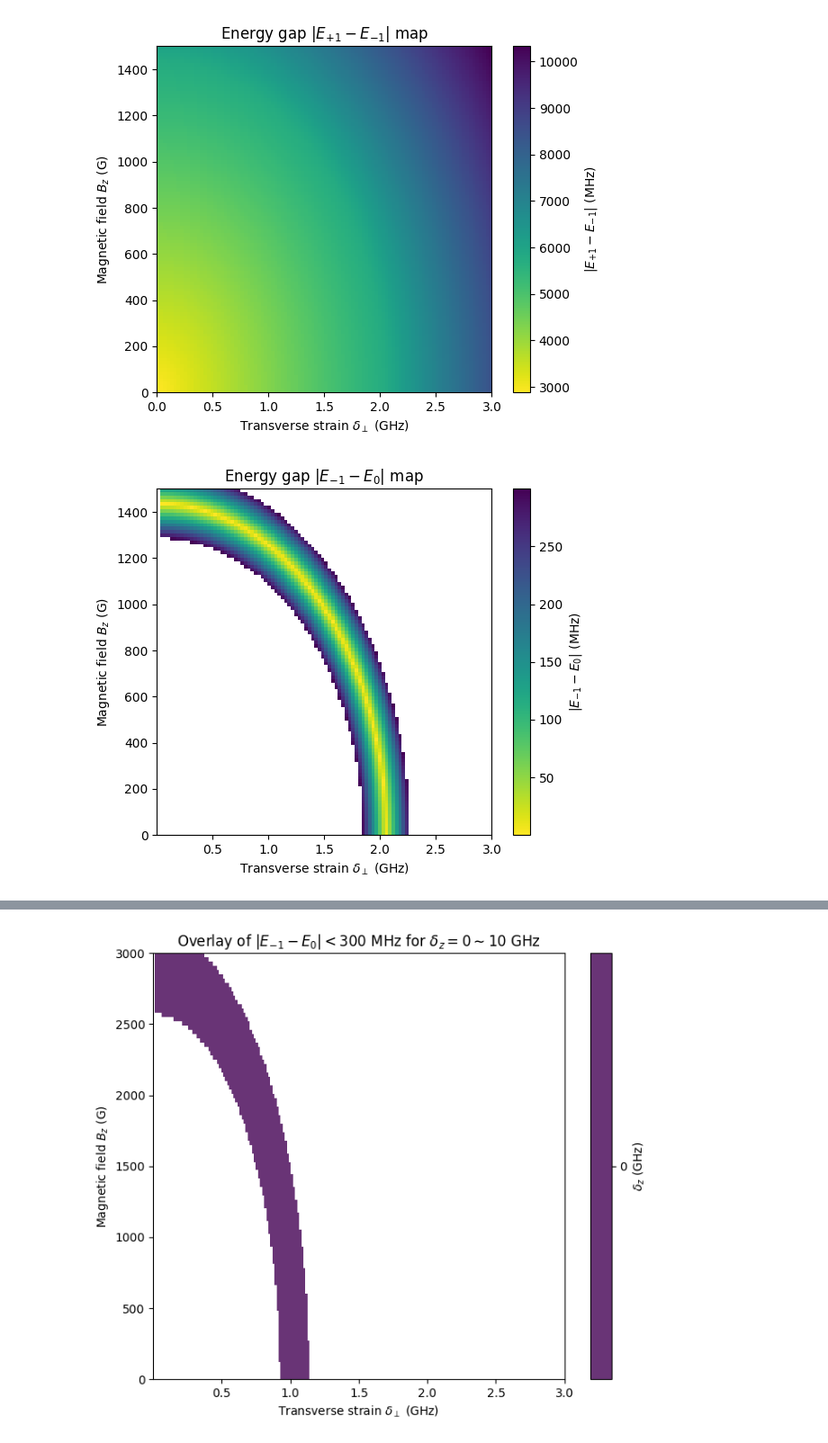
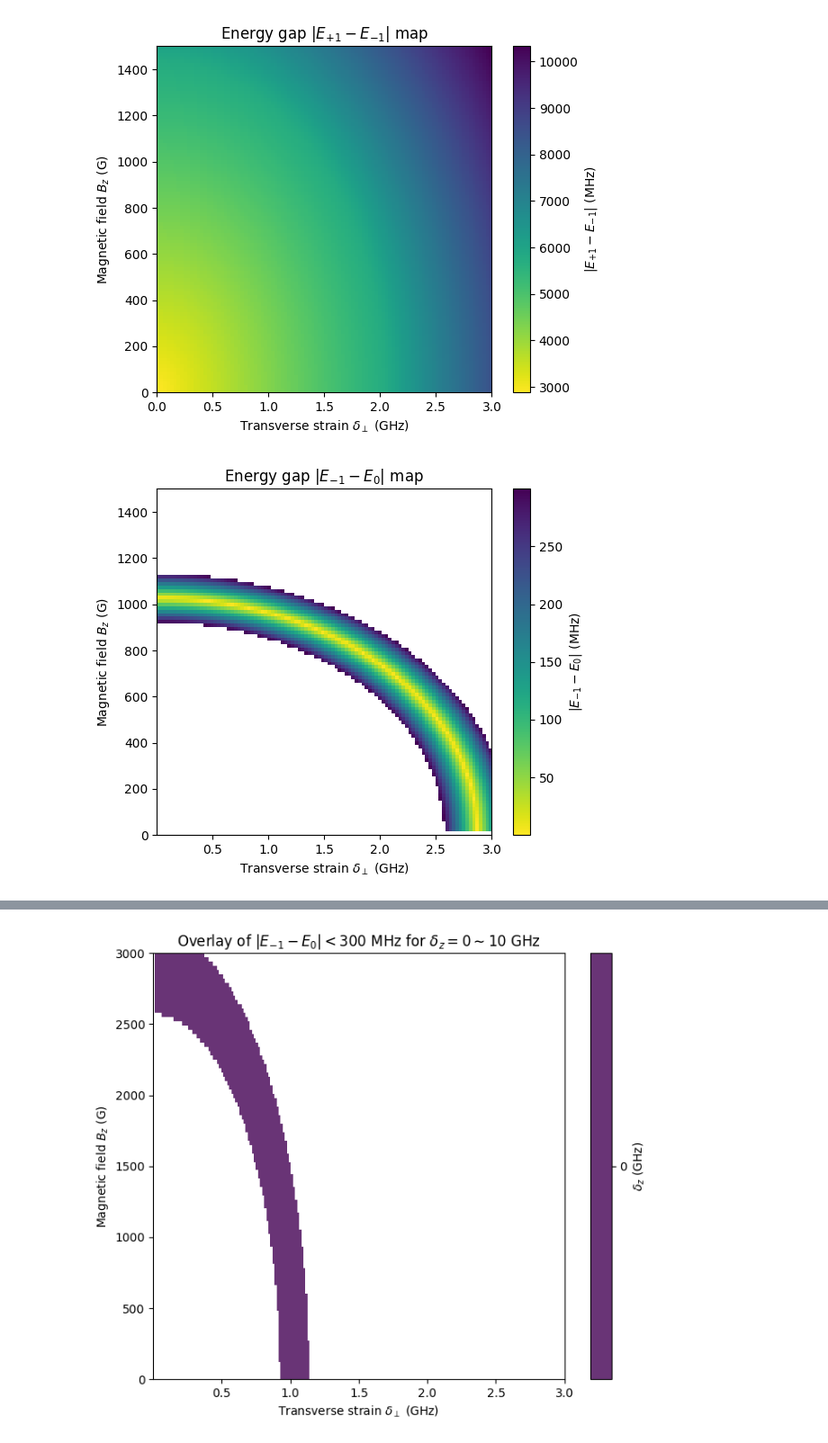
Before and after one commit to Risei412/EIT, a Jupyter notebook: Research note on NV-EIT_via GSLACK_project- - revised.ipynb, the cells around one changed output, grey strips where cells are left out. Shown at 90% size. Cells and saved outputs as stored; diff of their text form; code cells hidden in the pictures.

```diff
--- a/Research note on NV-EIT_via GSLACK_project- - revised.ipynb
+++ b/Research note on NV-EIT_via GSLACK_project- - revised.ipynb
@@ -880,34 +880,37 @@ for i in range(bz_mesh.shape[0]):
         delta = delta_mesh[i, j] / np.sqrt(2) / d_gs_perp
         delta_vec = [delta, delta, 0]  # 横方向ストレインのみ
         H = H_gs + V_gs([0, 0, 0], [0, 0, bz], delta_vec)
         # eigvals = np.sort(H.eigenenergies())
         # # E_{-1} ≈ 最小, E_0 ≈ 中央と仮定
         # energy_diff[i, j] = np.abs(eigvals[1] - eigvals[0])
 
         eigvals, eigvecs = H.eigenstates()
         # Sz期待値から m_s = 0, -1 を同定
         sz_expect = np.array([expect(Sz, psi) for psi in eigvecs])
         idx_m0 = np.argmin(np.abs(sz_expect - 0))
         idx_m1 = np.argmin(np.abs(sz_expect + 1))  # "-1" に近いもの
         energy_diff[i, j] = np.abs(eigvals[idx_m1] - eigvals[idx_m0])
         energy_diff[energy_diff > 300e6] = np.nan  # 500 MHz 超えを NaN に
+        #energy_diff = np.flipud(np.fliplr(energy_diff)).T #副対角線での転置
+        energy_diff_T = energy_diff.T
+
 
 #
 # 描画
 plt.figure(figsize=(6,5))
 im = plt.imshow(
-    energy_diff / 1e6,  # MHz
+    energy_diff_T / 1e6,  # MHz
     extent=[delta_perp_list[0]/1e9, delta_perp_list[-1]/1e9, bz_list[0]*1e4, bz_list[-1]*1e4],
     origin='lower',
     aspect='auto',
     cmap='viridis_r'
 )
 plt.colorbar(im, label=r"$|E_{-1} - E_0|$ (MHz)")
 plt.xlabel(r"Transverse strain $\delta_\perp$ (GHz)")
 plt.ylabel(r"Magnetic field $B_z$ (G)")
 plt.title(r"Energy gap $|E_{-1} - E_0|$ map")
 plt.show()
 # %% [output]
-[figure, old version]
+[figure, new version]
 # %%
 # Bz list
```
Also changed, not shown: parts of 6 cells of this notebook.
